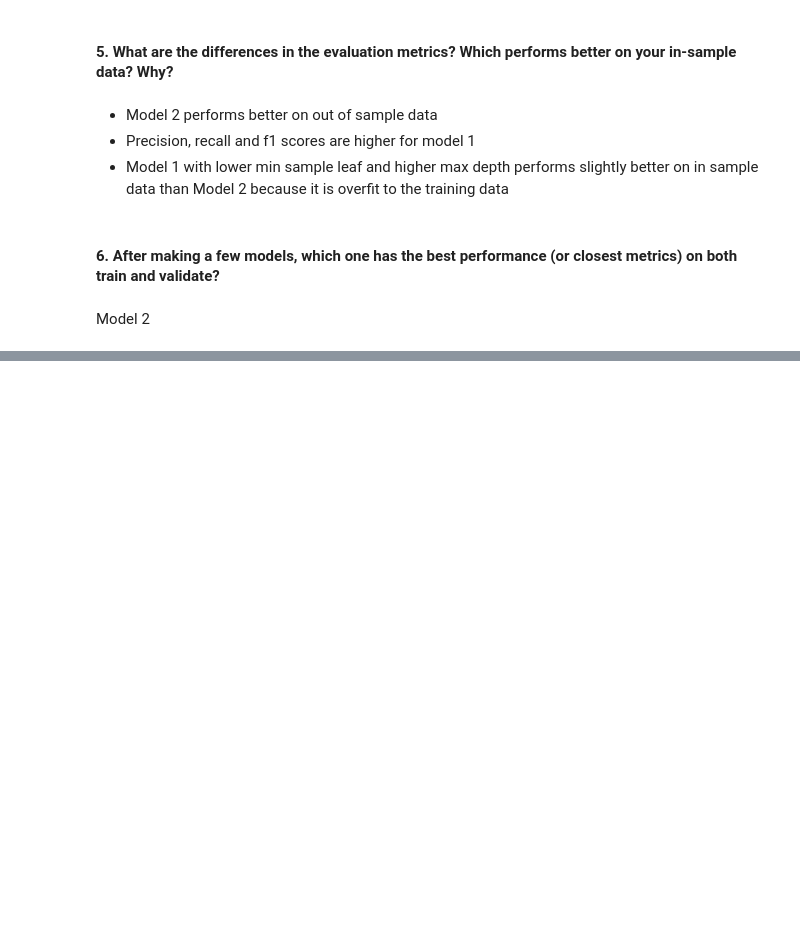
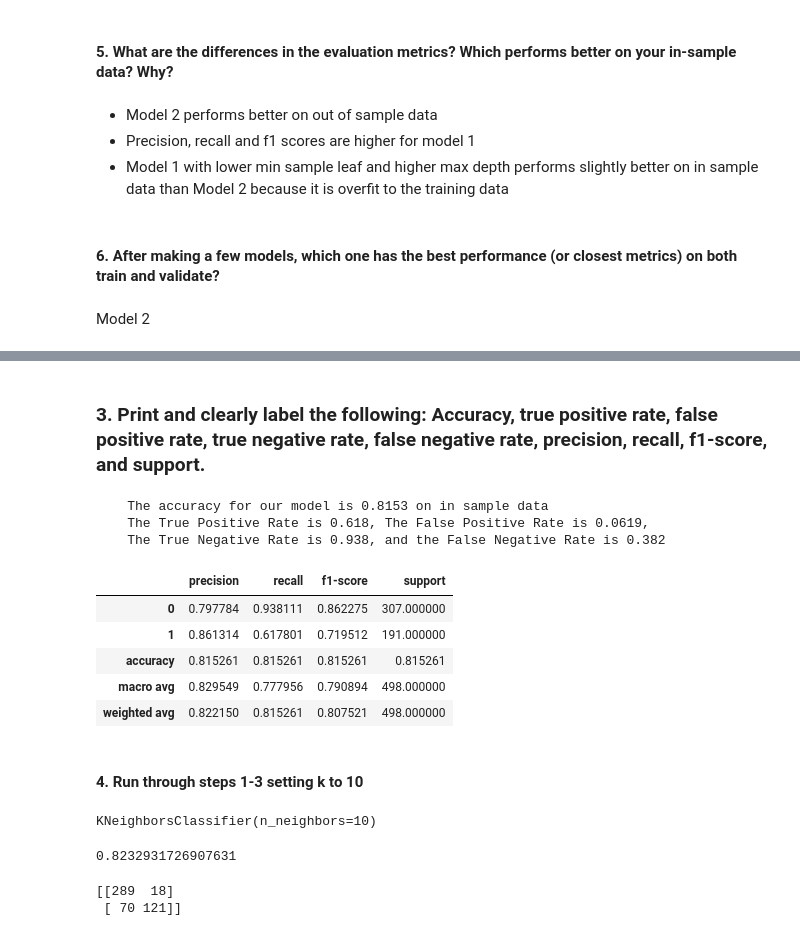
Before and after one commit to mariamnaqvi/classification-exercises, a Jupyter notebook: model.ipynb, the cells around one changed output, grey strips where cells are left out. Saved outputs shown, nothing was run; the diff lists cells and outputs as text; code cells hidden in the pictures; blank space fills up the shorter version.

```diff
--- a/model.ipynb
+++ b/model.ipynb
@@ -455,0 +430,3 @@ Model 2
+# %%
+knn = KNeighborsClassifier(n_neighbors=4)
+knn.fit(X_train, y_train)
@@ -455,0 +452,2 @@ Model 2
+# %%
+y_pred = knn.predict(X_train)
@@ -455,0 +479,38 @@ Model 2
+# %% [markdown]
+### 3. Print and clearly label the following: Accuracy, true positive rate, false positive rate, true negative rate, false negative rate, precision, recall, f1-score, and support.
+# %%
+accuracy = knn.score(X_train, y_train)
+conf = confusion_matrix(y_train, y_pred)
+tpr = conf[1][1] / conf[1].sum()
+fpr = conf[0][1] / conf[0].sum()
+tnr = conf[0][0] / conf[0].sum()
+fnr = conf[1][0] / conf[1].sum()
+
+print(f'''
+    The accuracy for our model is {accuracy:.4} on in sample data
+    The True Positive Rate is {tpr:.3}, The False Positive Rate is {fpr:.3},
+    The True Negative Rate is {tnr:.3}, and the False Negative Rate is {fnr:.3}
+    ''')
+pd.DataFrame(classification_report(y_train, y_pred, output_dict=True)).T
+# %% [output]
+    The accuracy for our model is 0.8153 on in sample data
+    The True Positive Rate is 0.618, The False Positive Rate is 0.0619,
+    The True Negative Rate is 0.938, and the False Negative Rate is 0.382
+|  | precision | recall | f1-score | support |
+| 0 | 0.797784 | 0.938111 | 0.862275 | 307.000000 |
+| 1 | 0.861314 | 0.617801 | 0.719512 | 191.000000 |
+| accuracy | 0.815261 | 0.815261 | 0.815261 | 0.815261 |
+| macro avg | 0.829549 | 0.777956 | 0.790894 | 498.000000 |
+| weighted avg | 0.822150 | 0.815261 | 0.807521 | 498.000000 |
+# %% [markdown]
+#### 4. Run through steps 1-3 setting k to 10
+# %%
+knn2 = KNeighborsClassifier(n_neighbors=10)
+knn2.fit(X_train, y_train)
+# %% [output]
+KNeighborsClassifier(n_neighbors=10)
+# %%
+# get the model score
+knn2.score(X_train, y_train)
+# %% [output]
+0.8232931726907631
@@ -455,0 +519,5 @@ Model 2
+# %%
+print(confusion_matrix(y_train, y_pred2))
+# %% [output]
+[[289  18]
+ [ 70 121]]
```
Also changed, not shown: parts of 68 cells of this notebook.
